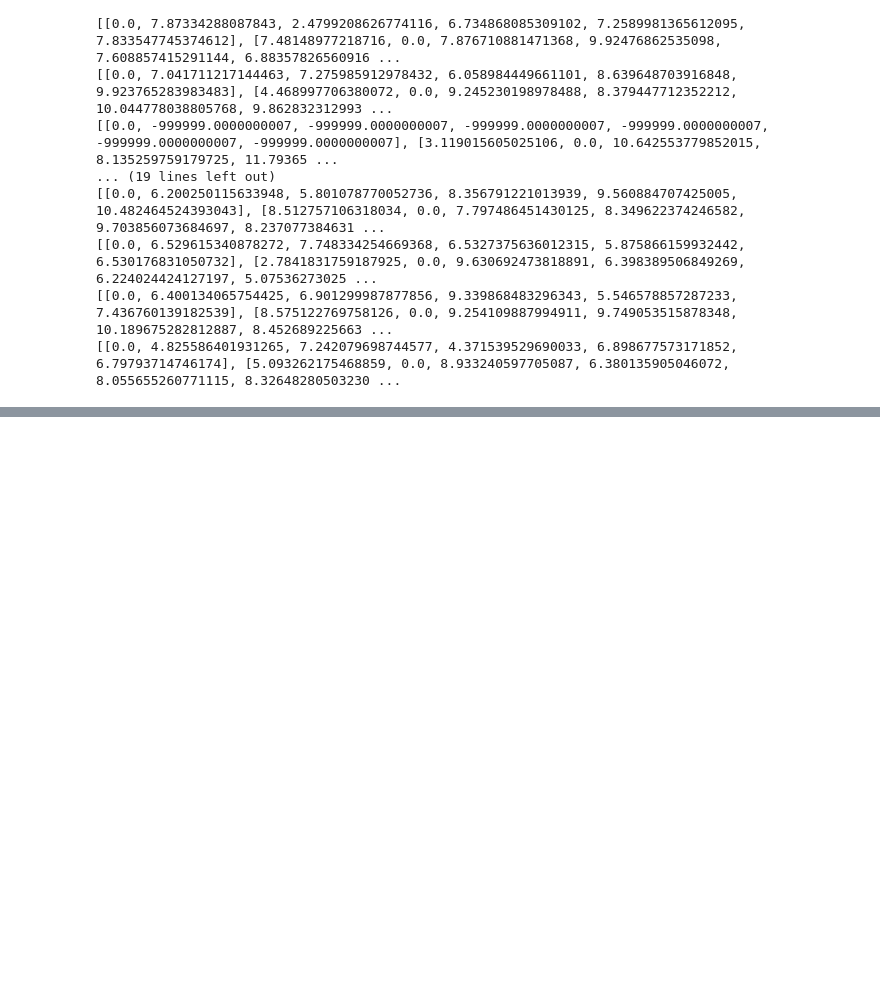
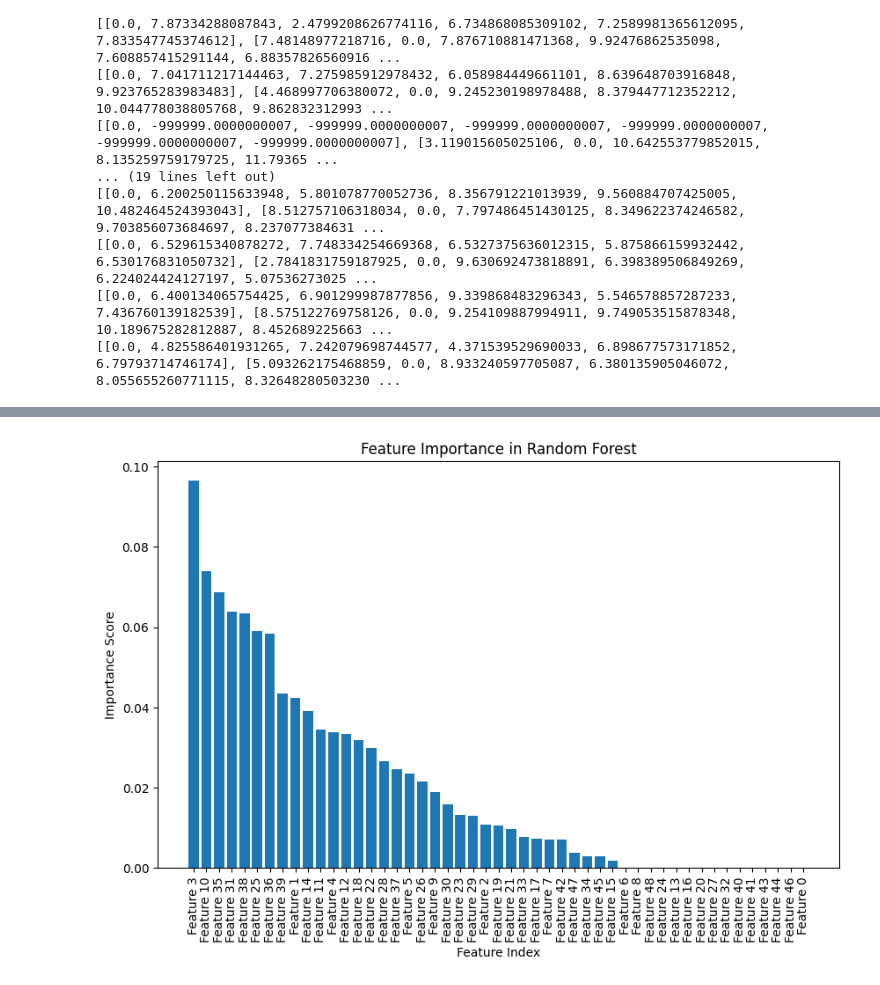
Before and after one commit to zaansaeed/ScriptsForOMO, a Jupyter notebook: main.ipynb, the cells around one changed output, grey strips where cells are left out. Drawn from its saved outputs; the diff is of its cells as text; code cells hidden in the pictures; blank space fills up the shorter version.

```diff
--- a/main.ipynb
+++ b/main.ipynb
@@ -257,10 +257,12 @@ X = []
 Y = []
 for name, distance_matrix in boltzmann_amide_distances.items():
     X.append(pad2DArray(distance_matrix,7))
-    if (Peptide.peptide_registry[name].getPercentCyclization()>95):
+    if (Peptide.peptide_registry[name].getPercentCyclization()>96):
         Y.append(1)
     else:
         Y.append(0)
 # %%
 X = np.array(X)
+X = X.reshape(35, -1)
 Y = np.array(Y)
+print(X.shape)
@@ -266,0 +321,18 @@ Y = np.array(Y)
+# %%
+import numpy as np
+import matplotlib.pyplot as plt
+
+# Get feature importance scores
+importances = model.feature_importances_
+indices = np.argsort(importances)[::-1]  # Sort by importance
+
+# Plot feature importance
+plt.figure(figsize=(10, 6))
+plt.title("Feature Importance in Random Forest")
+plt.bar(range(X.shape[1]), importances[indices], align="center")
+plt.xticks(range(X.shape[1]), [f"Feature {i}" for i in indices], rotation=90)
+plt.xlabel("Feature Index")
+plt.ylabel("Importance Score")
+plt.show()
+# %% [output]
+[figure, added]
```
Also changed, not shown: parts of 2 cells of this notebook.
